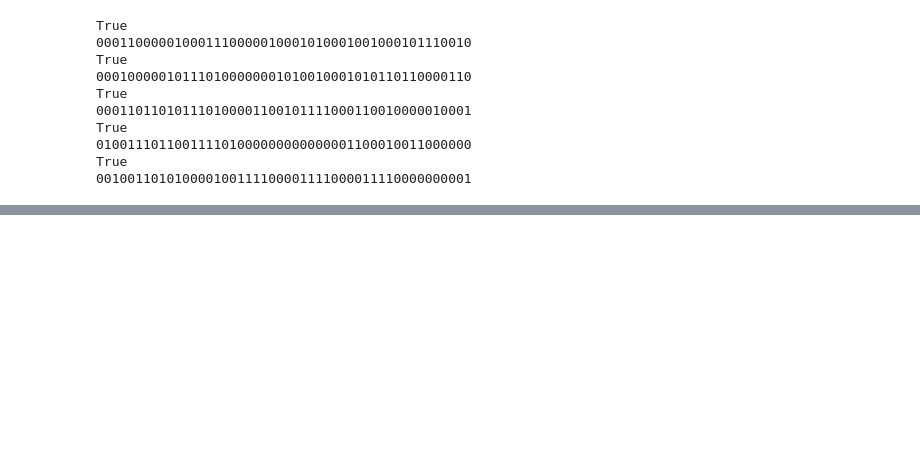
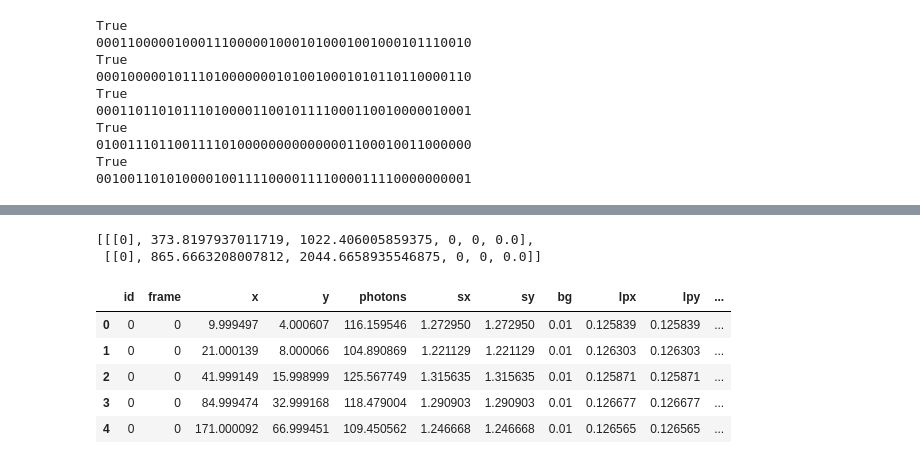
Before and after one commit to gmortuza/dissertation, a Jupyter notebook: others/analyze_smlm.ipynb, the cells around one changed output, grey strips where cells are left out. Cells and saved outputs as stored; diff of their text form; code cells hidden in the pictures; blank space fills up the shorter version.

```diff
--- a/others/analyze_smlm.ipynb
+++ b/others/analyze_smlm.ipynb
@@ -212,0 +238,14 @@ normalized_data = np.clip(normalized_data, 0, 1)
+# %%
+data_dir = "/Users/golammortuza/Desktop/test"
+import pickle
+with open(data_dir+"/db_533.pl", "rb") as file:
+    db1 = pickle.load(file)
+with open(data_dir+"/db_534.pl", "rb") as file:
+    db2 = pickle.load(file)
+with open(data_dir+"/db_535.pl", "rb") as file:
+    db3 = pickle.load(file)
+# %%
+config_.output_threshold = .000001
+for i in range(5):
+    print(get_point_weighted_mean(db3[1][i], config_, [0])[1])
+    print(" ")
@@ -212,0 +262,22 @@ normalized_data = np.clip(normalized_data, 0, 1)
+# %%
+get_point_weighted_mean(db2[1][0], config_, [0])[1]
+# %% [output]
+[[[0], 373.8197937011719, 1022.406005859375, 0, 0, 0.0],
+ [[0], 865.6663208007812, 2044.6658935546875, 0, 0, 0.0]]
+# %%
+df = None
+for i in range(5):
+    if df is None:
+        df = pd.DataFrame(get_point_picasso(db3[1][i], config_, [0]))
+    else:
+        df = pd.concat([df, pd.DataFrame(get_point_picasso(db3[1][i], config_, [0]))])
+df.index.name = 'id'
+df = df.reset_index(level=0)
+df.head(10)
+# %% [output]
+|  | id | frame | x | y | photons | sx | sy | bg | lpx | lpy | ... |
+| 0 | 0 | 0 | 9.999497 | 4.000607 | 116.159546 | 1.272950 | 1.272950 | 0.01 | 0.125839 | 0.125839 | ... |
+| 1 | 0 | 0 | 21.000139 | 8.000066 | 104.890869 | 1.221129 | 1.221129 | 0.01 | 0.126303 | 0.126303 | ... |
+| 2 | 0 | 0 | 41.999149 | 15.998999 | 125.567749 | 1.315635 | 1.315635 | 0.01 | 0.125871 | 0.125871 | ... |
+| 3 | 0 | 0 | 84.999474 | 32.999168 | 118.479004 | 1.290903 | 1.290903 | 0.01 | 0.126677 | 0.126677 | ... |
+| 4 | 0 | 0 | 171.000092 | 66.999451 | 109.450562 | 1.246668 | 1.246668 | 0.01 | 0.126565 | 0.126565 | ... |
```
Also changed, not shown: parts of 9 cells of this notebook, 4 other files.
